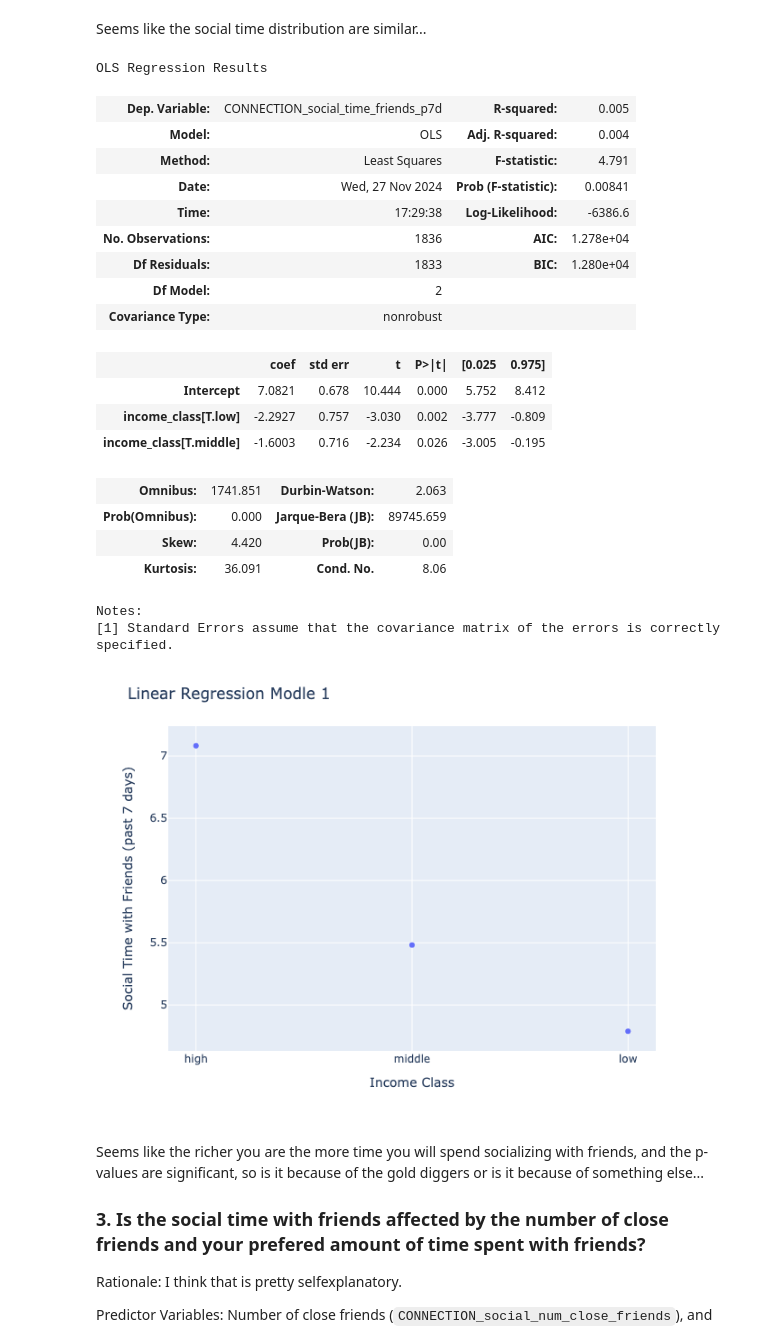
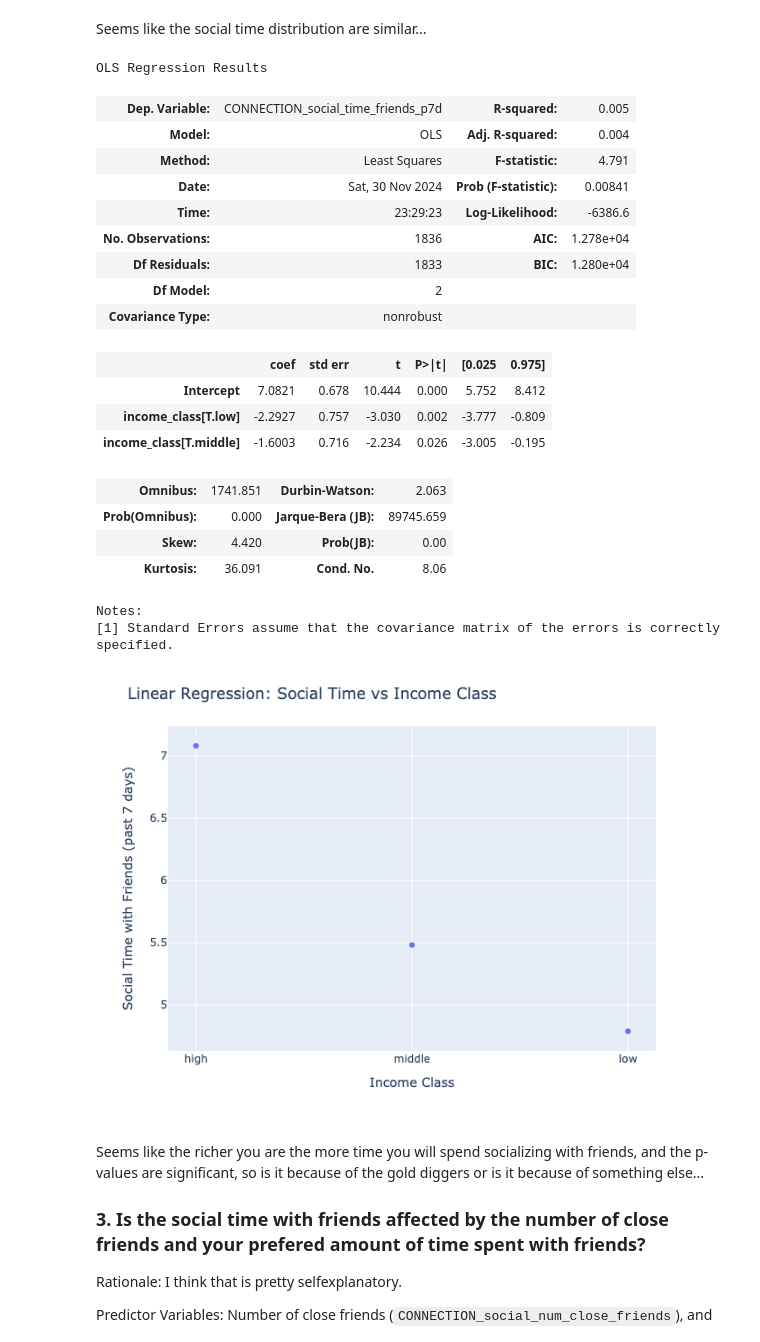
Before and after one commit to RL419/STA130-Raymond, a Jupyter notebook: research_question1.ipynb, the cells around one changed output. Saved outputs shown, nothing was run; the diff lists cells and outputs as text; code cells hidden in the pictures.

```diff
--- a/research_question1.ipynb
+++ b/research_question1.ipynb
@@ -269,37 +269,37 @@ lin_reg = px.scatter(
             ]
         }
     ), x='x_i', y='y_hat_i'
 )
 
 lin_reg.update_layout(
-    title="Linear Regression Modle 1",
+    title="Linear Regression: Social Time vs Income Class",
     xaxis_title="Income Class",
     yaxis_title="Social Time with Friends (past 7 days)"
 )
 
 lin_reg.show(renderer='png')
 # %% [output]
 OLS Regression Results
 | Dep. Variable: | CONNECTION_social_time_friends_p7d | R-squared: | 0.005 |
 | Model: | OLS | Adj. R-squared: | 0.004 |
 | Method: | Least Squares | F-statistic: | 4.791 |
-| Date: | Wed, 27 Nov 2024 | Prob (F-statistic): | 0.00841 |
-| Time: | 17:29:38 | Log-Likelihood: | -6386.6 |
+| Date: | Sat, 30 Nov 2024 | Prob (F-statistic): | 0.00841 |
+| Time: | 23:29:23 | Log-Likelihood: | -6386.6 |
 | No. Observations: | 1836 | AIC: | 1.278e+04 |
 | Df Residuals: | 1833 | BIC: | 1.280e+04 |
 | Df Model: | 2 |  |  |
 | Covariance Type: | nonrobust |  |  |
 |  | coef | std err | t | P>|t| | [0.025 | 0.975] |
 | Intercept | 7.0821 | 0.678 | 10.444 | 0.000 | 5.752 | 8.412 |
 | income_class[T.low] | -2.2927 | 0.757 | -3.030 | 0.002 | -3.777 | -0.809 |
 | income_class[T.middle] | -1.6003 | 0.716 | -2.234 | 0.026 | -3.005 | -0.195 |
 | Omnibus: | 1741.851 | Durbin-Watson: | 2.063 |
 | Prob(Omnibus): | 0.000 | Jarque-Bera (JB): | 89745.659 |
 | Skew: | 4.420 | Prob(JB): | 0.00 |
 | Kurtosis: | 36.091 | Cond. No. | 8.06 |
 Notes:
 [1] Standard Errors assume that the covariance matrix of the errors is correctly specified.
-[figure, old version]
+[figure, new version]
 # %% [markdown]
 Seems like the richer you are the more time you will spend socializing with friends, and the p-values are significant, so is it because of the gold diggers or is it because of something else...
 
```
Also changed, not shown: parts of 2 cells of this notebook.
